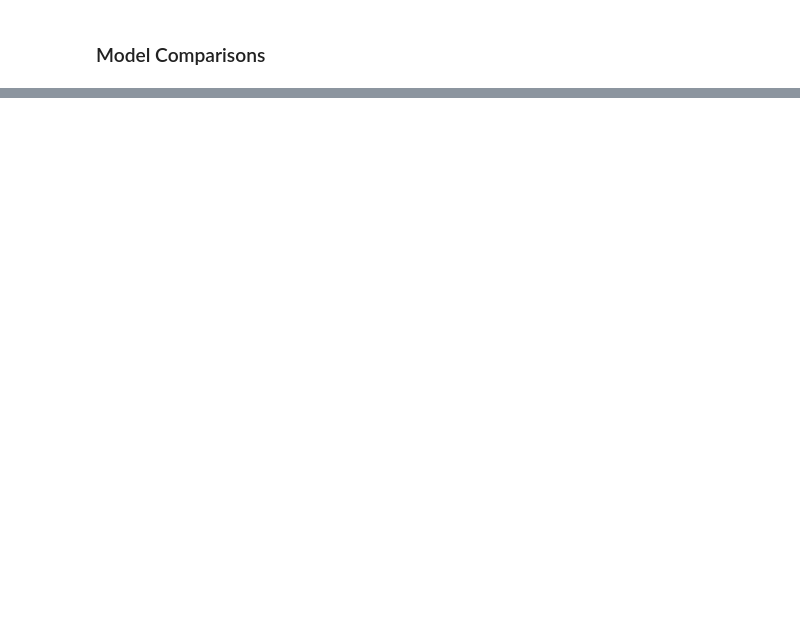
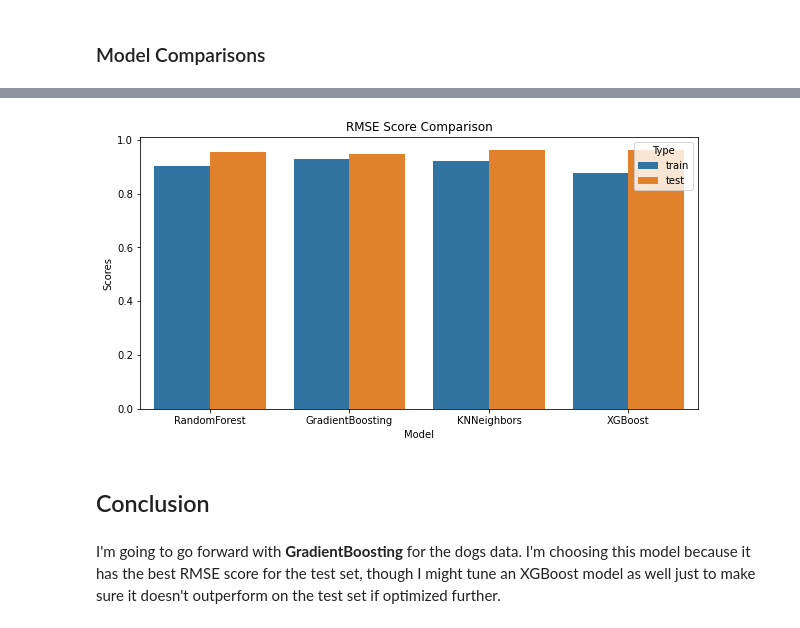
Before and after one commit to JessicaELewis/Pet-Adoptions, a Jupyter notebook: Step 4 - Preprocessing & Training Dogs.ipynb, the cells around one changed output, grey strips where cells are left out. Cells and saved outputs as stored; diff of their text form; code cells hidden in the pictures; blank space fills up the shorter version.

```diff
--- a/Step 4 - Preprocessing & Training Dogs.ipynb
+++ b/Step 4 - Preprocessing & Training Dogs.ipynb
@@ -373,0 +435,6 @@ xg_random_cv.best_params_
+# %%
+xg_grid_cv = GridSearchCV(xg, param_grid=xg_grid_params, cv=5, n_jobs=-1)
+xg_grid_cv.fit(X_train, y_train)
+xg_grid_cv_params = xg_grid_cv.best_params_
+
+xg_grid_cv_params
@@ -411,0 +517,11 @@ I've run through these multiple times and up until this iteration GradientBoosti
+# %%
+fig=plt.subplots(figsize=(10, 5))
+sns.barplot(x='Model', y='Scores', hue='Type', data=rmse_scores)
+plt.title("RMSE Score Comparison")
+plt.show()
+# %% [output]
+[figure, added]
+# %% [markdown]
+## Conclusion
+# %% [markdown]
+I'm going to go forward with **GradientBoosting** for the dogs data. I'm choosing this model because it has the best RMSE score for the test set, though I might tune an XGBoost model as well just to make sure it doesn't outperform on the test set if optimized further.
```
Also changed, not shown: parts of 58 cells of this notebook, 1 other file.
